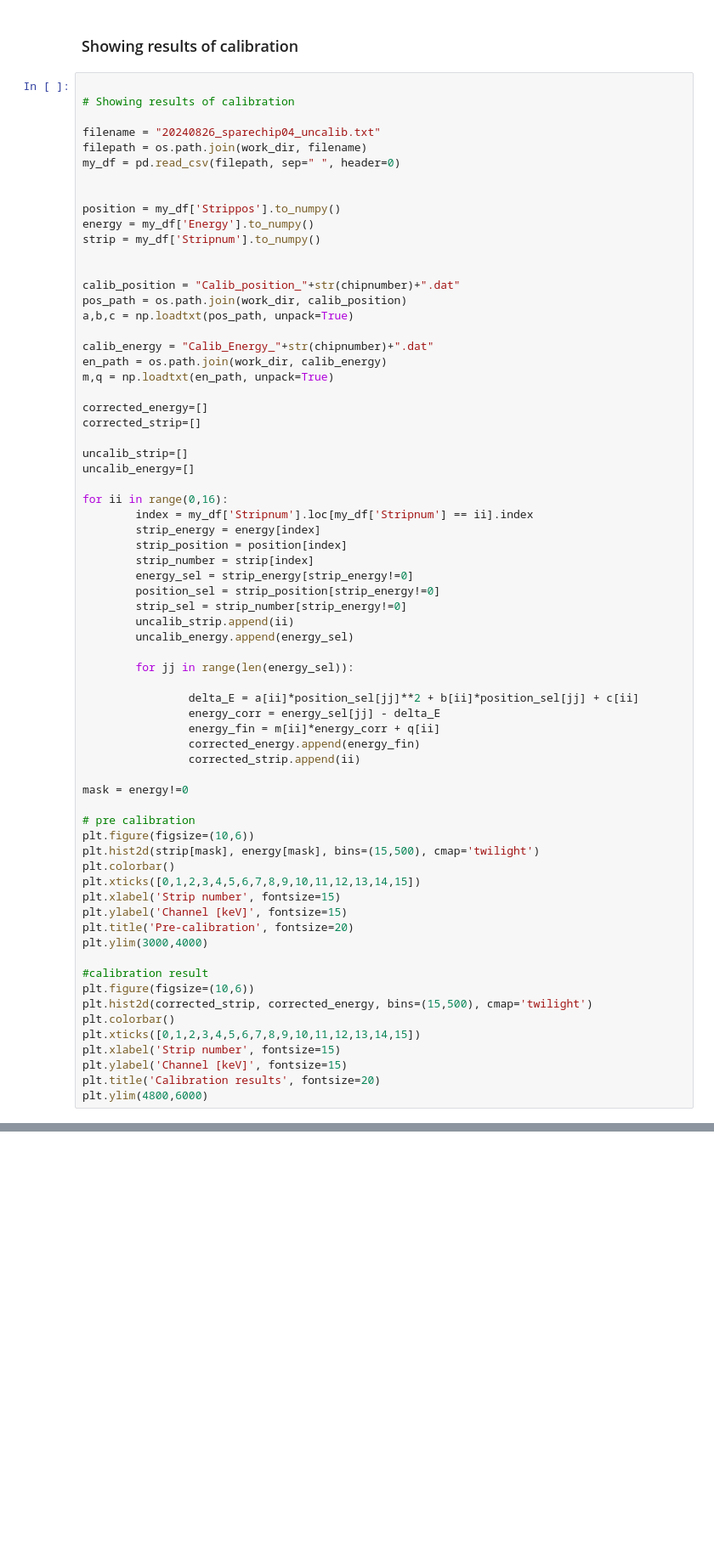
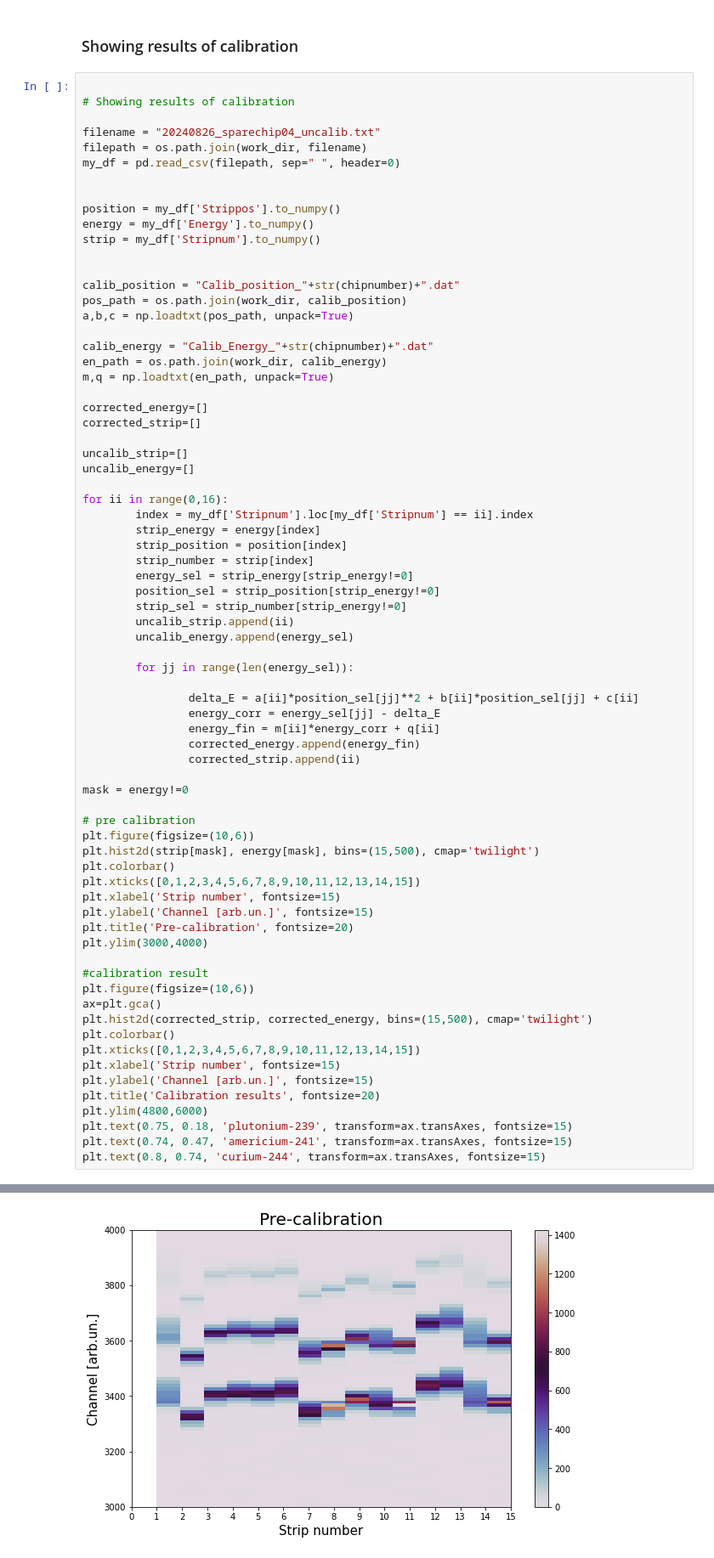
Before and after one commit to chiaramasia01/GSI16Strip, a Jupyter notebook: main_calibration.ipynb, the cells around one changed output, grey strips where cells are left out. Shown: that part at 85% size. Saved outputs shown, nothing was run; the diff lists cells and outputs as text; blank space fills up the shorter version.

```diff
--- a/main_calibration.ipynb
+++ b/main_calibration.ipynb
@@ -210,16 +214,21 @@ plt.hist2d(strip[mask], energy[mask], bins=(15,500), cmap='twilight')
 plt.colorbar()
 plt.xticks([0,1,2,3,4,5,6,7,8,9,10,11,12,13,14,15])
 plt.xlabel('Strip number', fontsize=15)
-plt.ylabel('Channel [keV]', fontsize=15)
+plt.ylabel('Channel [arb.un.]', fontsize=15)
 plt.title('Pre-calibration', fontsize=20)
 plt.ylim(3000,4000)
 
 #calibration result
 plt.figure(figsize=(10,6))
+ax=plt.gca()
 plt.hist2d(corrected_strip, corrected_energy, bins=(15,500), cmap='twilight')
 plt.colorbar()
 plt.xticks([0,1,2,3,4,5,6,7,8,9,10,11,12,13,14,15])
 plt.xlabel('Strip number', fontsize=15)
-plt.ylabel('Channel [keV]', fontsize=15)
+plt.ylabel('Channel [arb.un.]', fontsize=15)
 plt.title('Calibration results', fontsize=20)
 plt.ylim(4800,6000)
+plt.text(0.75, 0.18, 'plutonium-239', transform=ax.transAxes, fontsize=15)
+plt.text(0.74, 0.47, 'americium-241', transform=ax.transAxes, fontsize=15)
+plt.text(0.8, 0.74, 'curium-244', transform=ax.transAxes, fontsize=15)
+# %% [output]
@@ -225,0 +236 @@ plt.ylim(4800,6000)
+[figure, added]
```
Also changed, not shown: parts of 2 cells of this notebook, 1 other file.
